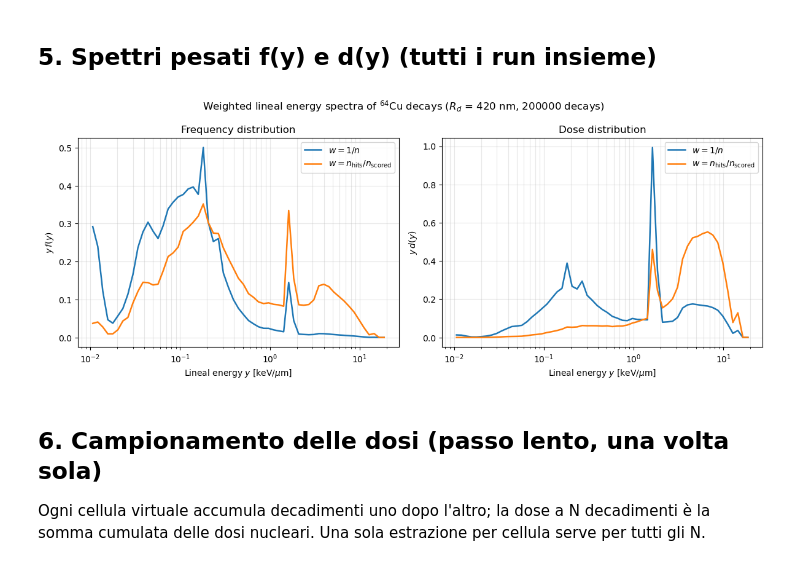
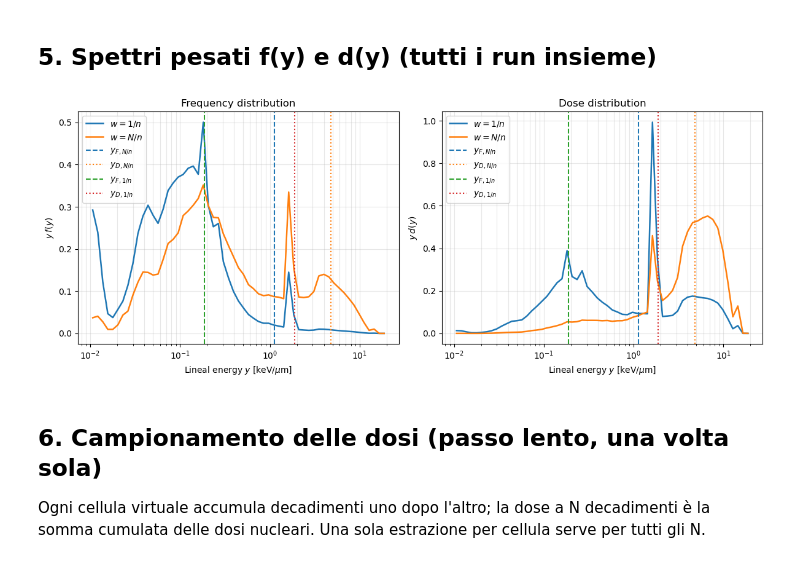
Before and after one commit to michelepascazio28-dot/Rame, a Jupyter notebook: Analisi_Cu64.ipynb, the cells around one changed output. Cells and saved outputs as stored; diff of their text form; code cells hidden in the pictures.

Commit message:
Nuova versione analisi e plotting

```diff
--- a/Analisi_Cu64.ipynb
+++ b/Analisi_Cu64.ipynb
@@ -135,42 +135,57 @@ tab_micro.groupby("peso")[["yF", "yD", "ystar", "alpha"]].agg(["mean", "sem"])
 # %% [markdown]
 ## 5. Spettri pesati f(y) e d(y) (tutti i run insieme)
 # %%
+yF_Nn = 1.127767
+yD_Nn = 4.804801
+
+yF_1n = 0.187951
+yD_1n = 1.888969
+
 allp = pd.concat(pools, ignore_index=True)
 
 bins = np.logspace(-2, np.log10(20), 60)
 x = np.sqrt(bins[:-1] * bins[1:])
 dln = np.diff(np.log(bins))
-labels = {"1/n": r"$w = 1/n$", "N/n": r"$w = n_{\mathrm{hits}}/n_{\mathrm{scored}}$"}
+labels = {"1/n": r"$w = 1/n$", "N/n": r"$w = N/n$"}
 
 fig, ax = plt.subplots(1, 2, figsize=(12, 4.8))
 for mode in WEIGHT_MODES:
     w = weights(allp, mode)
     y = allp["y"].to_numpy()
     f = np.histogram(y, bins=bins, weights=w)[0];     f = f / f.sum() / dln
     d = np.histogram(y, bins=bins, weights=w * y)[0]; d = d / d.sum() / dln
     ax[0].semilogx(x, f, lw=1.8, label=labels[mode])
     ax[1].semilogx(x, d, lw=1.8, label=labels[mode])
 
+ax[0].axvline(yF_Nn, linestyle="--", label=r"$y_{F,{N/n}}$", color="C0")
+ax[0].axvline(yD_Nn, linestyle=":", label=r"$y_{D,{N/n}}$", color="C1")
+ax[0].axvline(yF_1n, linestyle="--", label=r"$y_{F,{1/n}}$", color="C2")
+ax[0].axvline(yD_1n, linestyle=":", label=r"$y_{D,{1/n}}$", color="C3")
+
+ax[1].axvline(yF_Nn, linestyle="--", label=r"$y_{F,{N/n}}$", color="C0")
+ax[1].axvline(yD_Nn, linestyle=":", label=r"$y_{D,{N/n}}$", color="C1")
+ax[1].axvline(yF_1n, linestyle="--", label=r"$y_{F,{1/n}}$", color="C2")
+ax[1].axvline(yD_1n, linestyle=":", label=r"$y_{D,{1/n}}$", color="C3")
+
 ax[0].set_title("Frequency distribution")
 ax[1].set_title("Dose distribution")
 ax[0].set_ylabel(r"$y\,f(y)$")
 ax[1].set_ylabel(r"$y\,d(y)$")
 for a in ax:
     a.set_xlabel(r"Lineal energy $y$ [keV/$\mu$m]")
     a.grid(alpha=0.3, which="both")
     a.legend()
-fig.suptitle(rf"Weighted lineal energy spectra of $^{{64}}$Cu decays ($R_d$ = {R_d * 1000:.0f} nm, {len(allp)} decays)")
 plt.tight_layout()
 
 # salvataggio: figura intera + i due pannelli separati
 fig.savefig("spettri.png", dpi=200, bbox_inches="tight")
 for k, nome in enumerate(["f_y.png", "d_y.png"]):
     box = ax[k].get_tightbbox(fig.canvas.get_renderer()).transformed(fig.dpi_scale_trans.inverted())
     fig.savefig(nome, dpi=200, bbox_inches=box)
 
 plt.show()
 # %% [output]
-[figure, old version]
+[figure, new version]
 # %% [markdown]
 ## 6. Campionamento delle dosi (passo lento, una volta sola)
 Ogni cellula virtuale accumula decadimenti uno dopo l'altro; la dose a N decadimenti è la somma cumulata delle dosi nucleari.
```
Also changed, not shown: parts of 2 cells of this notebook, 4 other files.
